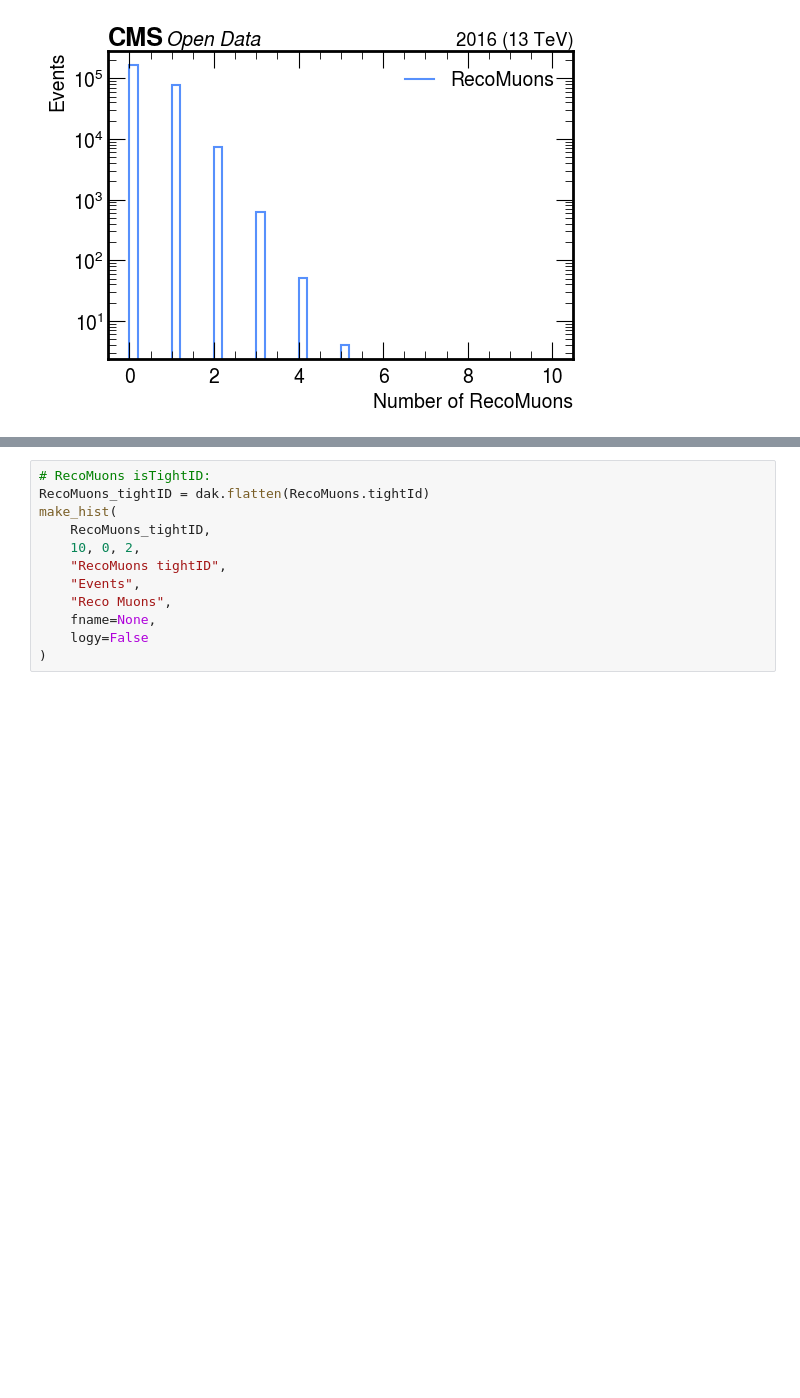
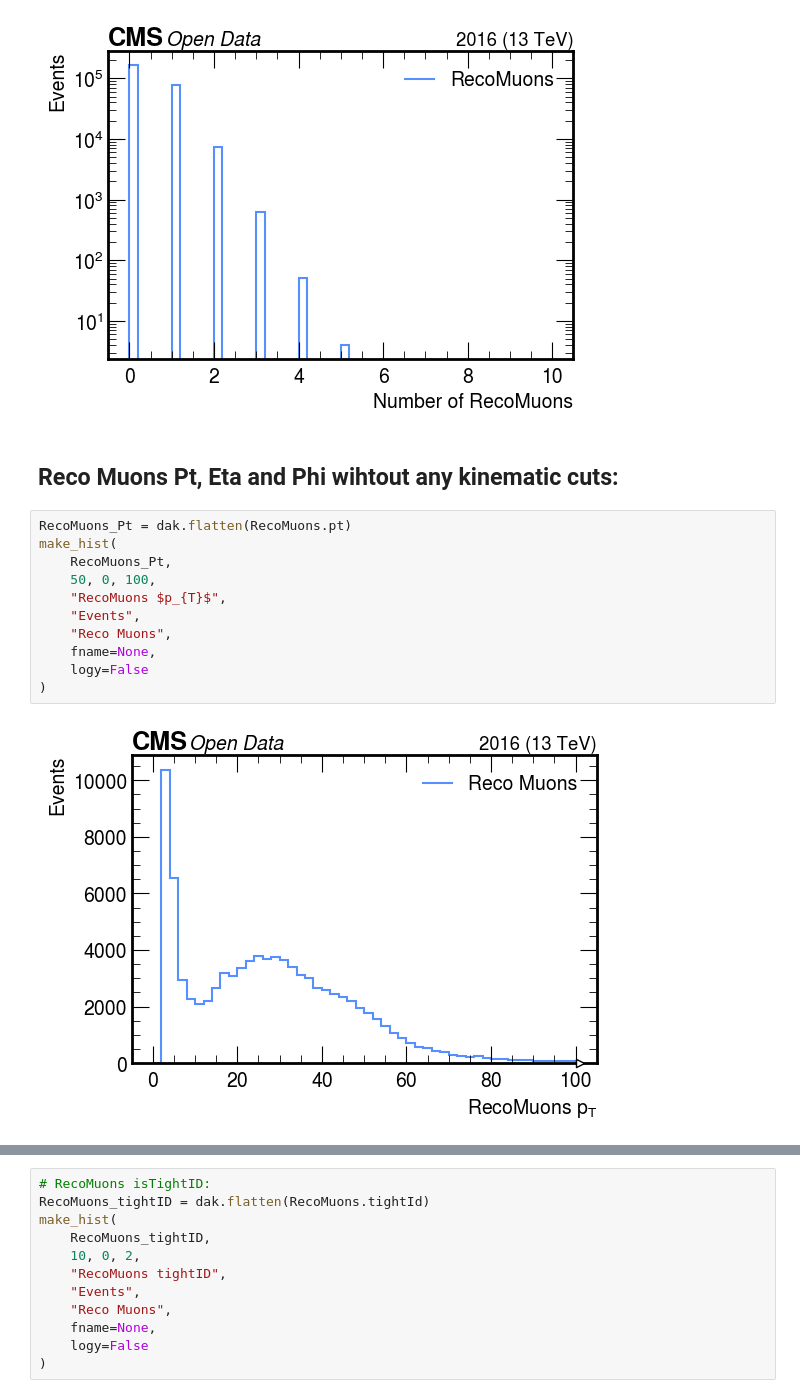
Before and after one commit to xondikoi03/charmTaggingAnalysis, a Jupyter notebook: Coffea/notebooks/charmAnalysis.ipynb, the cells around one changed output, grey strips where cells are left out. Saved outputs shown, nothing was run; the diff lists cells and outputs as text; blank space fills up the shorter version.

```diff
--- a/Coffea/notebooks/charmAnalysis.ipynb
+++ b/Coffea/notebooks/charmAnalysis.ipynb
@@ -101,3 +103,18 @@ make_hist(
 )
 # %% [output]
 [figure]
+# %% [markdown]
+## Reco Muons Pt, Eta and Phi wihtout any kinematic cuts:
+# %%
+RecoMuons_Pt = dak.flatten(RecoMuons.pt)
+make_hist(
+    RecoMuons_Pt,
+    50, 0, 100,
+    "RecoMuons $p_{T}$",
+    "Events",
+    "Reco Muons",
+    fname=None,
+    logy=False
+)
+# %% [output]
+[figure, added]
```
Also changed, not shown: parts of 6 cells of this notebook.
